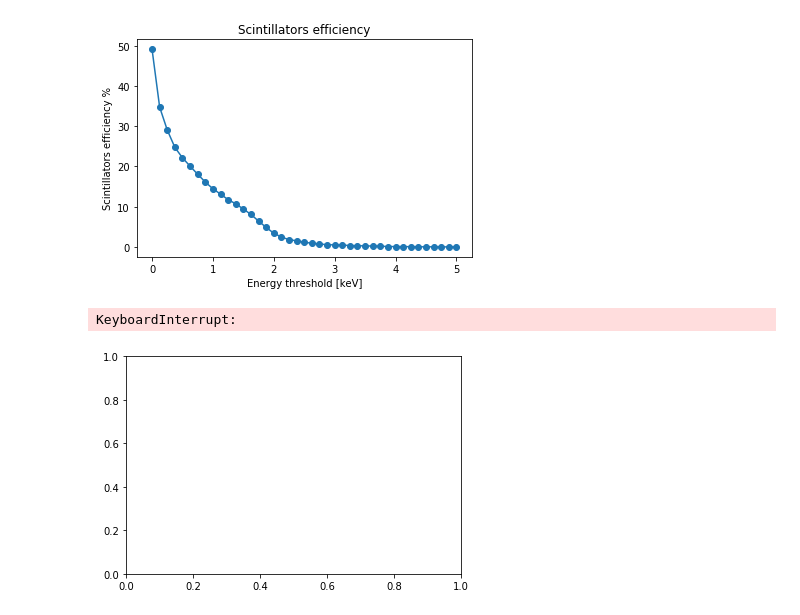
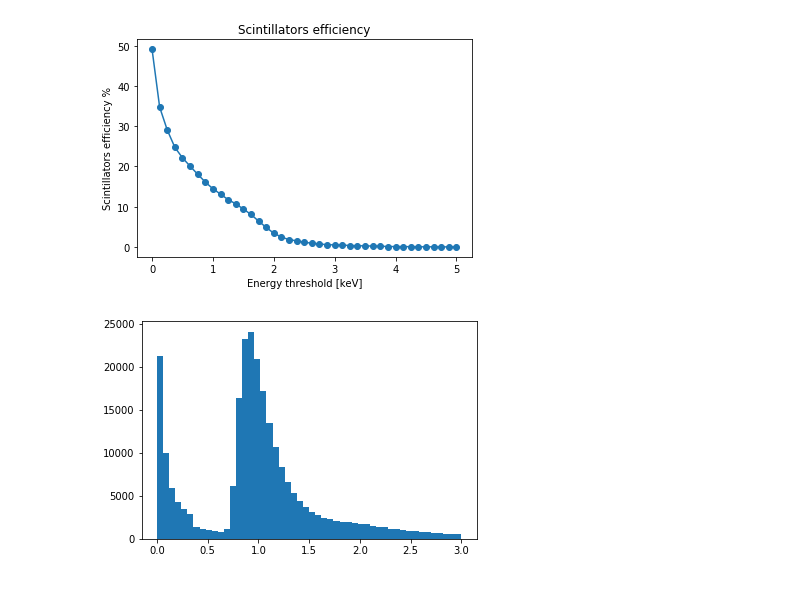
Before and after one commit to irenecortinovis/MuMass_sim, a Jupyter notebook: build/data/M_formation-Mu-only.ipynb, the cells around one changed output. Saved outputs shown, nothing was run; the diff lists cells and outputs as text; code cells hidden in the pictures.

```diff
--- a/build/data/M_formation-Mu-only.ipynb
+++ b/build/data/M_formation-Mu-only.ipynb
@@ -452,17 +452,3 @@ plt.ylabel("Scintillators efficiency %")
 plt.show()
 # %% [output]
 [figure]
-# %%
-#filename = "musr_muvac_5kev.root"
-filename = "muons_1M.root"
-file = uproot.open(filename)
-tree = file["t1"]
-df1 = tree.pandas.df([b'save_detID'])
-
-#save the particle pdg ID, the detector ID and the x,y,z positions
-#of the hits in the target and in the scintillators
-
-detID_all = tree[b'save_detID'].array()
-# %% [output]
-KeyboardInterrupt:
-[figure, removed]
@@ -470,0 +455,38 @@ plt.hist(detID_all)
+# %%
+def get_times_muform(filename, thr_scint=0, thr_bgo=0):
+
+    file = uproot.open(filename)
+    tree = file["t1"]
+    df1 = tree.pandas.df([b'scint_time',b'scint_edep',b'bgo_time',b'bgo_edep'])
+
+    bgo_edep = tree[b'bgo_edep'].array()
+    bgo_time = tree[b'bgo_time'].array()
+    scint_edep = tree[b'scint_edep'].array()
+    scint_time = tree[b'scint_time'].array()
+
+    bgo_time_coinc = []
+
+    for bedep, btime, sedep, stime in tqdm(zip(bgo_edep, bgo_time, scint_edep, scint_time)):
+        if bedep > thr_bgo and sedep > thr_scint:
+            bgo_time_coinc.append(btime)
+
+    return bgo_time_coinc
+
+
+def get_scint_edep(filename, nozeros=True):
+
+    file = uproot.open(filename)
+    tree = file["t1"]
+    df1 = tree.pandas.df([b'scint_edep'])
+
+    scint_edep = tree[b'scint_edep'].array()
+
+    if nozeros == True:
+        scint_edep = [x for x in scint_edep if x!=0]
+
+    return scint_edep
+# %%
+plt.hist(get_scint_edep("musr_6.root"), range=[0,3], bins=50)
+plt.show()
+# %% [output]
+[figure, added]
```
Also changed, not shown: parts of 7 cells of this notebook, 4 other files.
